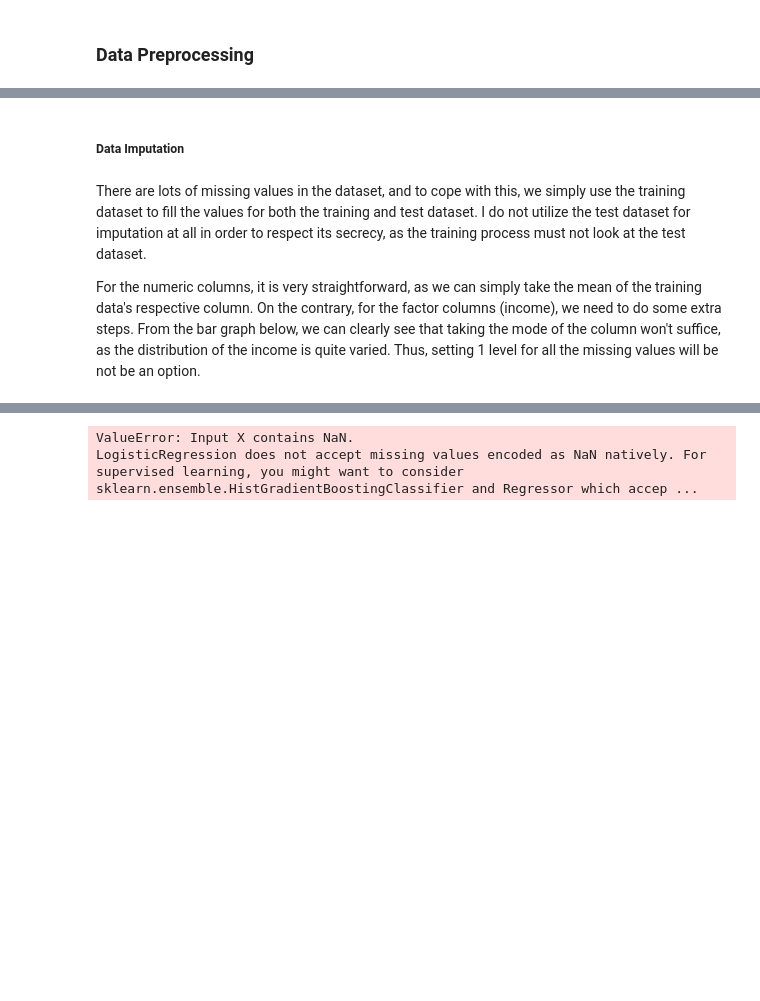
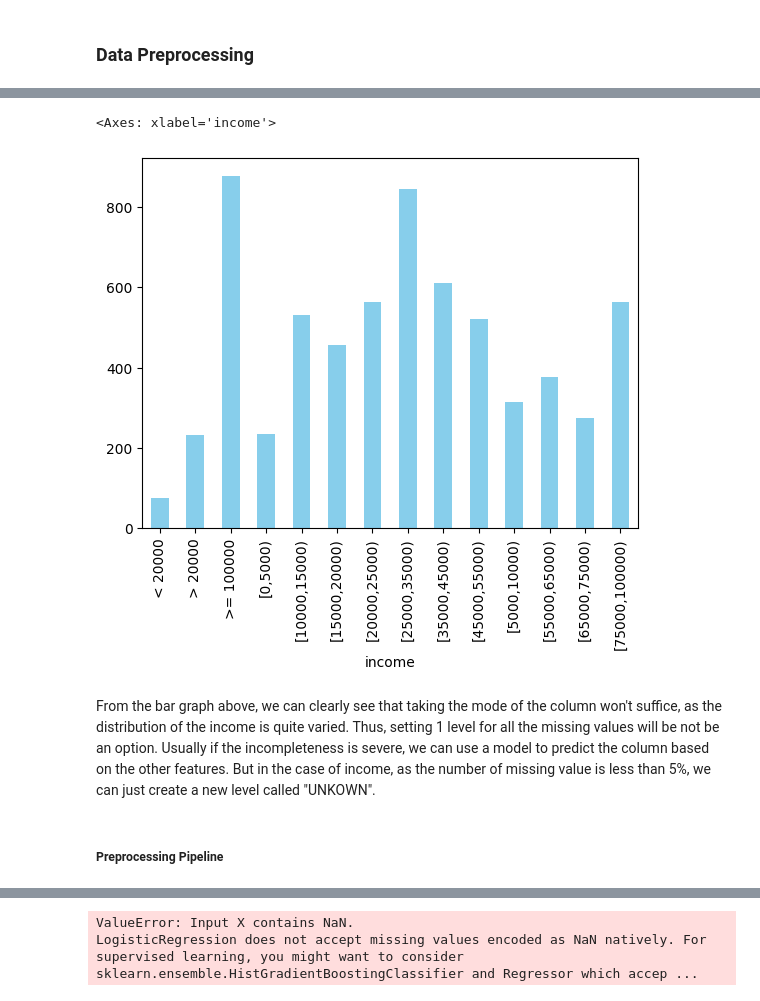
Before and after one commit to JasonCP14/diabetes-prediction, a Jupyter notebook: src/script.ipynb, the cells around one changed output, grey strips where cells are left out. Drawn from its saved outputs; the diff is of its cells as text; code cells hidden in the pictures; blank space fills up the shorter version.

```diff
--- a/src/script.ipynb
+++ b/src/script.ipynb
@@ -12 +16,12 @@ data = pd.read_csv("../data/nhgh.tsv", sep = "\t")
+# %%
+# Count the occurrences of each string
+counts = data["income"].value_counts().sort_index()
+counts.plot(kind='bar', color='skyblue')
+# %% [output]
+<Axes: xlabel='income'>
+[figure, added]
+# %% [markdown]
+From the bar graph above, we can clearly see that taking the mode of the column won't suffice, as the distribution of the income is quite varied. Thus, setting 1 level for all the missing values will be not be an option. Usually if the incompleteness is severe, we can use a model to predict the column based on the other features. But in the case of income, as the number of missing value is less than 5%, we can just create a new level called "UNKOWN".
+# %% [markdown]
+##### Preprocessing Pipeline
 # %%
@@ -22,6 +44,0 @@ x_train, x_test, y_train, y_test = train_test_split(x, y, test_size=0.25, random
-# %% [markdown]
-##### Data Imputation
-# %% [markdown]
-There are lots of missing values in the dataset, and to cope with this, we simply use the training dataset to fill the values for both the training and test dataset. I do not utilize the test dataset for imputation at all in order to respect its secrecy, as the training process must not look at the test dataset.
-
-For the numeric columns, it is very straightforward, as we can simply take the mean of the training data's respective column. On the contrary, for the factor columns (income), we need to do some extra steps. From the bar graph below, we can clearly see that taking the mode of the column won't suffice, as the distribution of the income is quite varied. Thus, setting 1 level for all the missing values will be not be an option.
```
Also changed, not shown: parts of 5 cells of this notebook.
